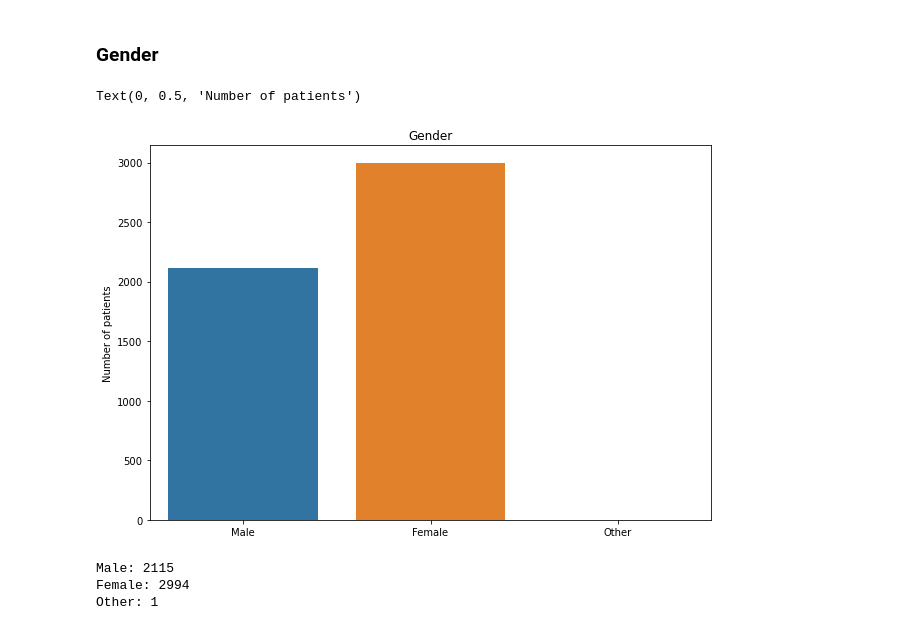
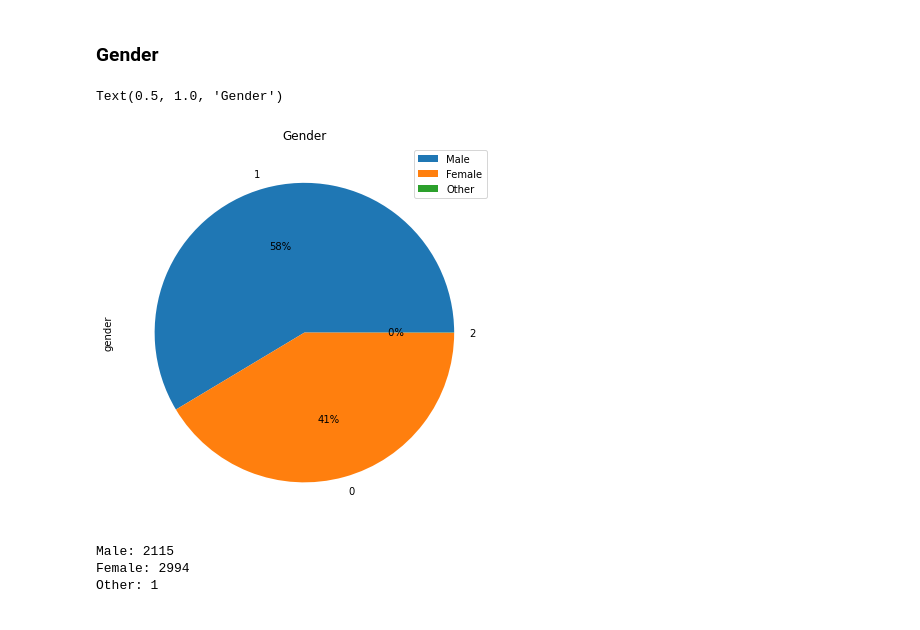
Before and after one commit to s4646/intro-to-data-science, a Jupyter notebook: Classification.ipynb, the cells around one changed output. Drawn from its saved outputs; the diff is of its cells as text; code cells hidden in the pictures.

Commit message:
Added pie charts to Classification

```diff
--- a/Classification.ipynb
+++ b/Classification.ipynb
@@ -146,12 +146,14 @@ Overview with mapping info:
 # %%
 fig = plt.figure()
 axes = fig.add_axes([0,0,1.3,1.3])
-sns.barplot(x=['Male','Female','Other'], y=[len(df[df.gender==0]),len(df[df.gender==1]),len(df[df.gender==2])])
+df.gender.value_counts().plot(kind='pie',autopct="%2i%%")
+plt.legend(['Male','Female','Other'])
+#sns.barplot(x=['Male','Female','Other'], y=[len(df[df.gender==0]),len(df[df.gender==1]),len(df[df.gender==2])])
 plt.title('Gender')
-plt.ylabel('Number of patients')
+#plt.ylabel('Number of patients')
 # %% [output]
-Text(0, 0.5, 'Number of patients')
+Text(0.5, 1.0, 'Gender')
-[figure, old version]
+[figure, new version]
 # %%
 print('Male:',len(df[df.gender==0]),'\nFemale:',len(df[df.gender==1]),'\nOther:',len(df[df.gender==2]))
 # %% [output]
```
Also changed, not shown: parts of 1 cell of this notebook.
